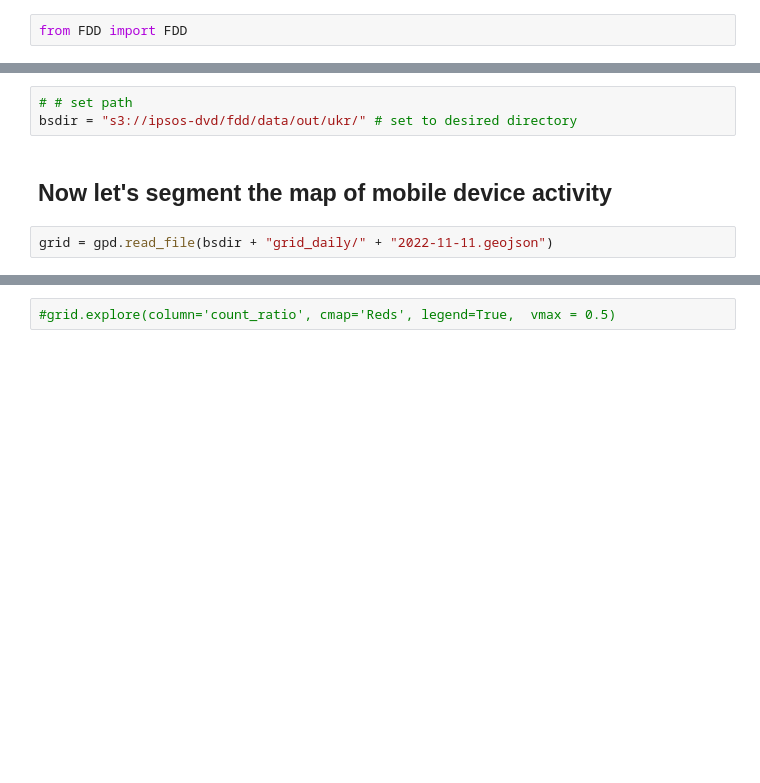
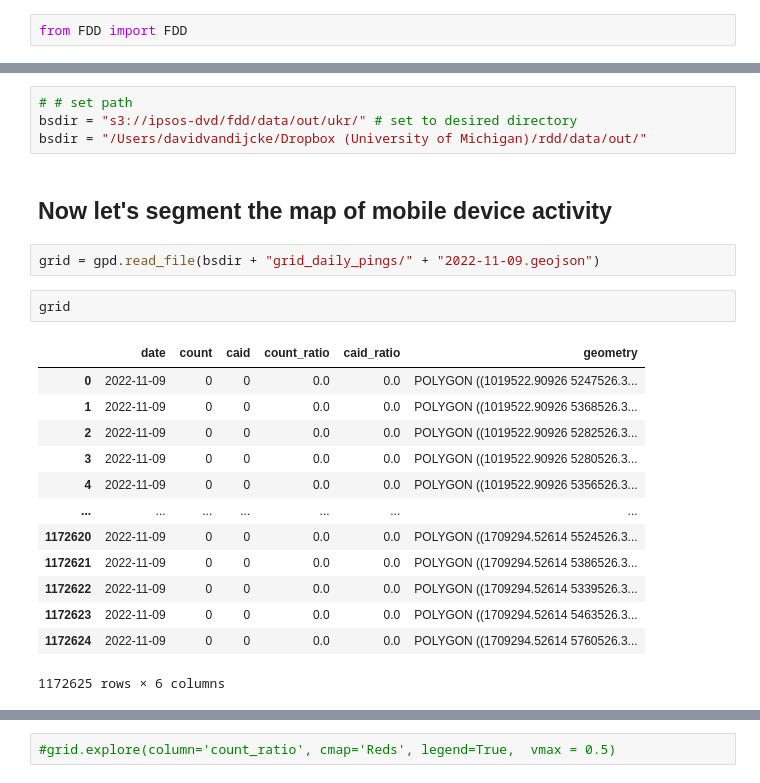
Before and after one commit to Davidvandijcke/fdr, a Jupyter notebook: src/analysis/frontline.ipynb, the cells around one changed output, grey strips where cells are left out. Cells and saved outputs as stored; diff of their text form; blank space fills up the shorter version.

```diff
--- a/src/analysis/frontline.ipynb
+++ b/src/analysis/frontline.ipynb
@@ -27,7 +34,24 @@ import boto3
 # %%
 # # set path
 bsdir = "s3://ipsos-dvd/fdd/data/out/ukr/" # set to desired directory
+bsdir = "/Users/davidvandijcke/Dropbox (University of Michigan)/rdd/data/out/"
 # %% [markdown]
 ## Now let's segment the map of mobile device activity
 # %%
-grid = gpd.read_file(bsdir + "grid_daily/" + "2022-11-11.geojson")
+grid = gpd.read_file(bsdir + "grid_daily_pings/" + "2022-11-09.geojson")
+# %%
+grid
+# %% [output]
+|  | date | count | caid | count_ratio | caid_ratio | geometry |
+| 0 | 2022-11-09 | 0 | 0 | 0.0 | 0.0 | POLYGON ((1019522.90926 5247526.3... |
+| 1 | 2022-11-09 | 0 | 0 | 0.0 | 0.0 | POLYGON ((1019522.90926 5368526.3... |
+| 2 | 2022-11-09 | 0 | 0 | 0.0 | 0.0 | POLYGON ((1019522.90926 5282526.3... |
+| 3 | 2022-11-09 | 0 | 0 | 0.0 | 0.0 | POLYGON ((1019522.90926 5280526.3... |
+| 4 | 2022-11-09 | 0 | 0 | 0.0 | 0.0 | POLYGON ((1019522.90926 5356526.3... |
+| ... | ... | ... | ... | ... | ... | ... |
+| 1172620 | 2022-11-09 | 0 | 0 | 0.0 | 0.0 | POLYGON ((1709294.52614 5524526.3... |
+| 1172621 | 2022-11-09 | 0 | 0 | 0.0 | 0.0 | POLYGON ((1709294.52614 5386526.3... |
+| 1172622 | 2022-11-09 | 0 | 0 | 0.0 | 0.0 | POLYGON ((1709294.52614 5339526.3... |
+| 1172623 | 2022-11-09 | 0 | 0 | 0.0 | 0.0 | POLYGON ((1709294.52614 5463526.3... |
+| 1172624 | 2022-11-09 | 0 | 0 | 0.0 | 0.0 | POLYGON ((1709294.52614 5760526.3... |
+1172625 rows × 6 columns
```
Also changed, not shown: parts of 7 cells of this notebook, 8 other files.
